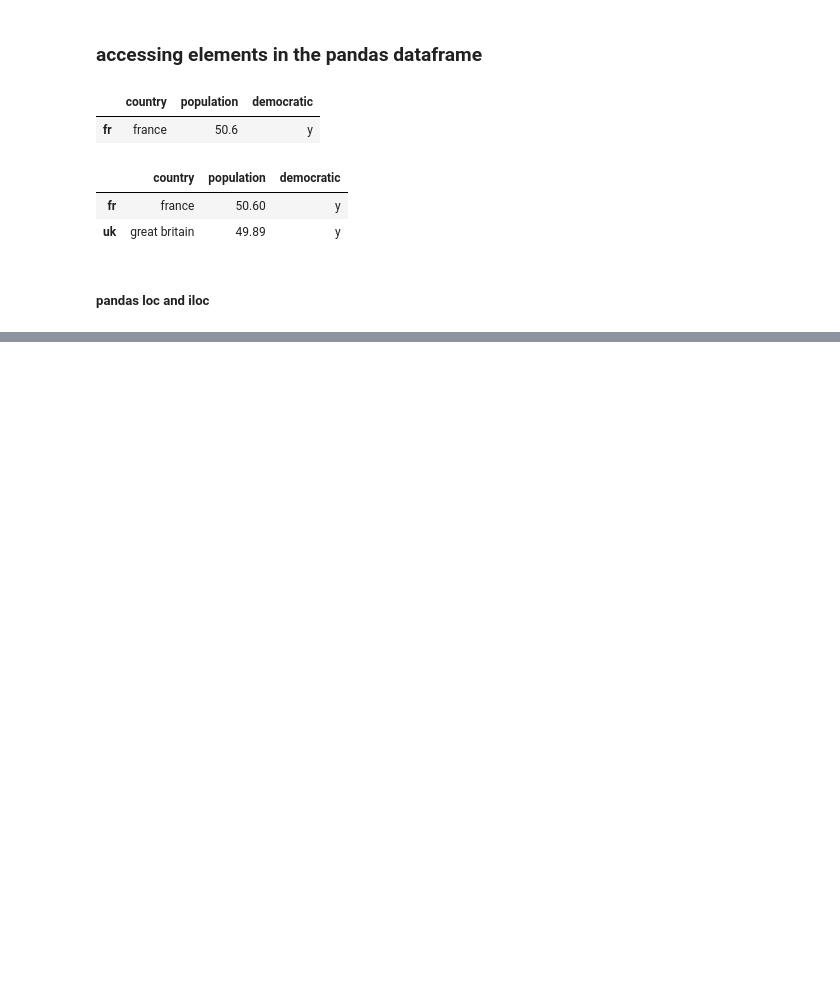
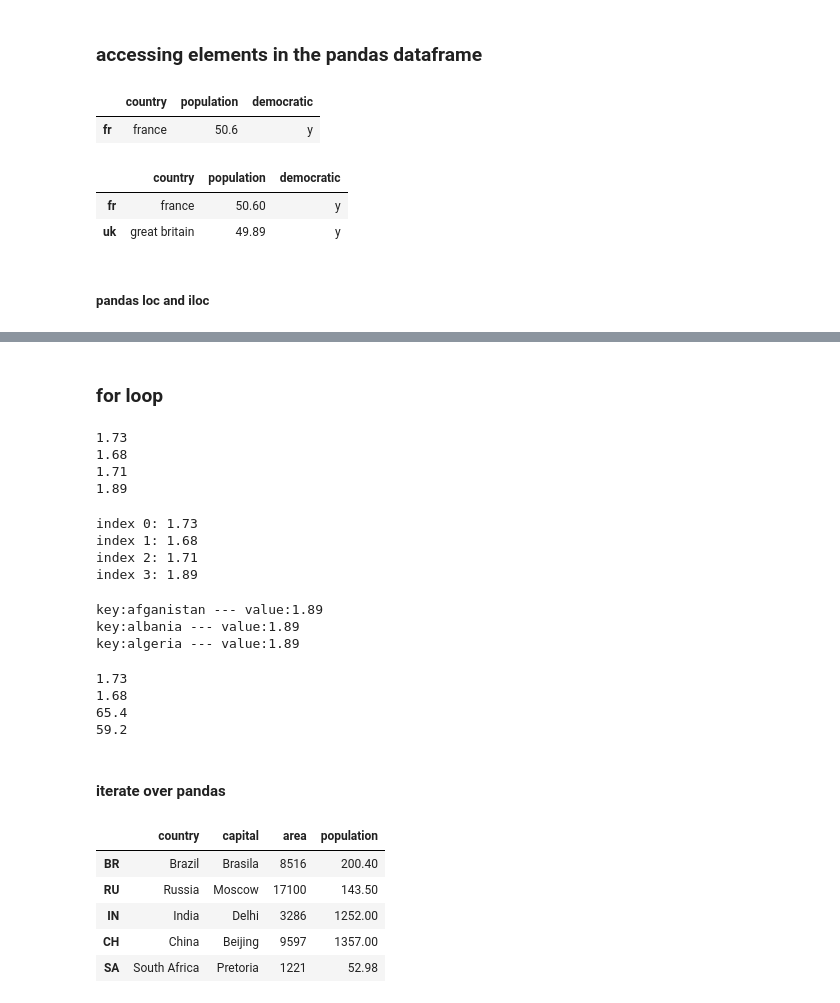
Before and after one commit to slzdevsnp/learn, a Jupyter notebook: intropython4ds2/intro_py4ds_2_nb.ipynb, the cells around one changed output, grey strips where cells are left out. Drawn from its saved outputs; the diff is of its cells as text; code cells hidden in the pictures; blank space fills up the shorter version.

```diff
--- a/intropython4ds2/intro_py4ds_2_nb.ipynb
+++ b/intropython4ds2/intro_py4ds_2_nb.ipynb
@@ -153,0 +328,52 @@ df1b[0:2] #get 2 from index 0 ( the beginning)
+# %% [markdown]
+### for loop
+# %%
+fam = [1.73, 1.68, 1.71, 1.89]
+for height in fam :
+    print(height)
+# %% [output]
+1.73
+1.68
+1.71
+1.89
+# %%
+for index, value in enumerate(fam) :
+    print("index " + str(index) + ": " + str(value))
+# %% [output]
+index 0: 1.73
+index 1: 1.68
+index 2: 1.71
+index 3: 1.89
+# %%
+#iterate over dictionaries
+world = {"afganistan":30.55, "albania":2.77, "algeria":39.21}
+for k,v in world.items() :
+    print("key:" + k + " --- value:" + str(value))
+# %% [output]
+key:afganistan --- value:1.89
+key:albania --- value:1.89
+key:algeria --- value:1.89
+# %%
+#interate over numpy arrays
+np_height=np.array([1.73,1.68]) #numpy arrays contain only one time
+np_weight=np.array([65.4,59.2])
+meas=np.array([np_height, np_weight]) #array with 2 rbinded columns
+for val in np.nditer(meas) : #all values in flattened b1-D array
+    print(val)
+# %% [output]
+1.73
+1.68
+65.4
+59.2
+# %% [markdown]
+#### iterate over pandas
+# %%
+
+brics = pd.read_csv('brics2.csv', index_col=0) #read from csv col
+# %% [output]
+|  | country | capital | area | population |
+| BR | Brazil | Brasila | 8516 | 200.40 |
+| RU | Russia | Moscow | 17100 | 143.50 |
+| IN | India | Delhi | 3286 | 1252.00 |
+| CH | China | Beijing | 9597 | 1357.00 |
+| SA | South Africa | Pretoria | 1221 | 52.98 |
```
Also changed, not shown: parts of 30 cells of this notebook, 2 other files.
